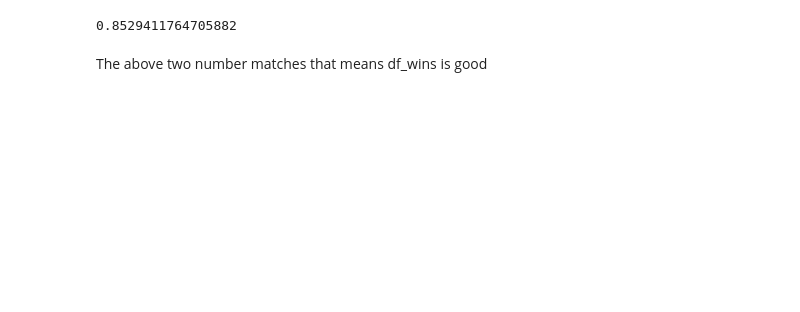
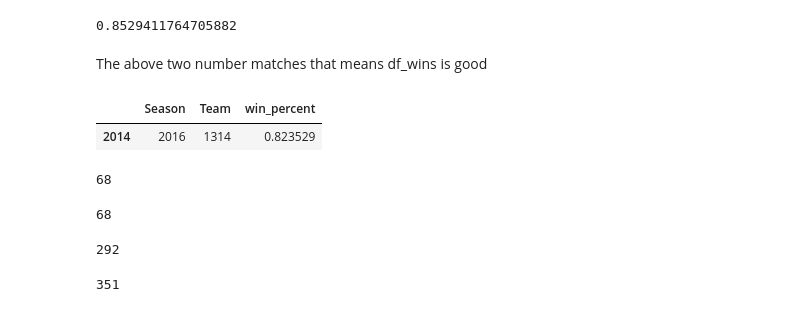
Before and after one commit to alijaf22/Comps, a Jupyter notebook: March Mania/March Mania 2 - Data Analysis and Building Features only.ipynb, the cells around one changed output. Saved outputs shown, nothing was run; the diff lists cells and outputs as text; code cells hidden in the pictures; blank space fills up the shorter version.

```diff
--- a/March Mania/March Mania 2 - Data Analysis and Building Features only.ipynb
+++ b/March Mania/March Mania 2 - Data Analysis and Building Features only.ipynb
@@ -278,3 +304,24 @@ len(df_2016_villanova[df_2016_villanova.Wteam==1437])/len(df_2016_villanova)
 0.8529411764705882
 # %% [markdown]
 The above two number matches that means df_wins is good
+# %%
+df_wins[(df_wins['Season']==2016) & (df_wins['Team']==1314)]
+# %% [output]
+|  | Season | Team | win_percent |
+| 2014 | 2016 | 1314 | 0.823529 |
+# %%
+len(df_wins[(df_wins['Season']==2013)] )
+# %% [output]
+68
+# %%
+len(df_wins[(df_wins['Season']==2016)] )
+# %% [output]
+68
+# %%
+len(df_wins['Team'].unique() )
+# %% [output]
+292
+# %%
+len(df_reg_comp_rs[df_reg_comp_rs['Season']==2016]['Wteam'].unique())
+# %% [output]
+351
```
Also changed, not shown: parts of 7 cells of this notebook, 2 other files.
